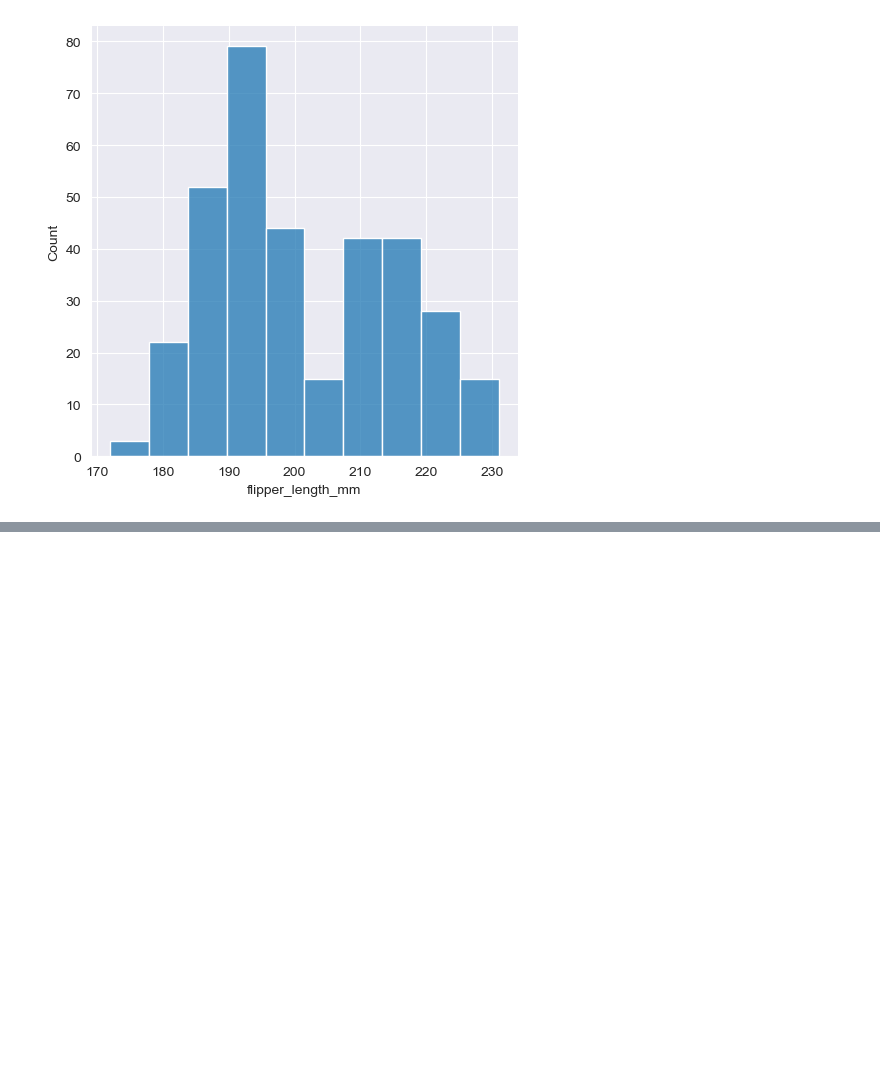
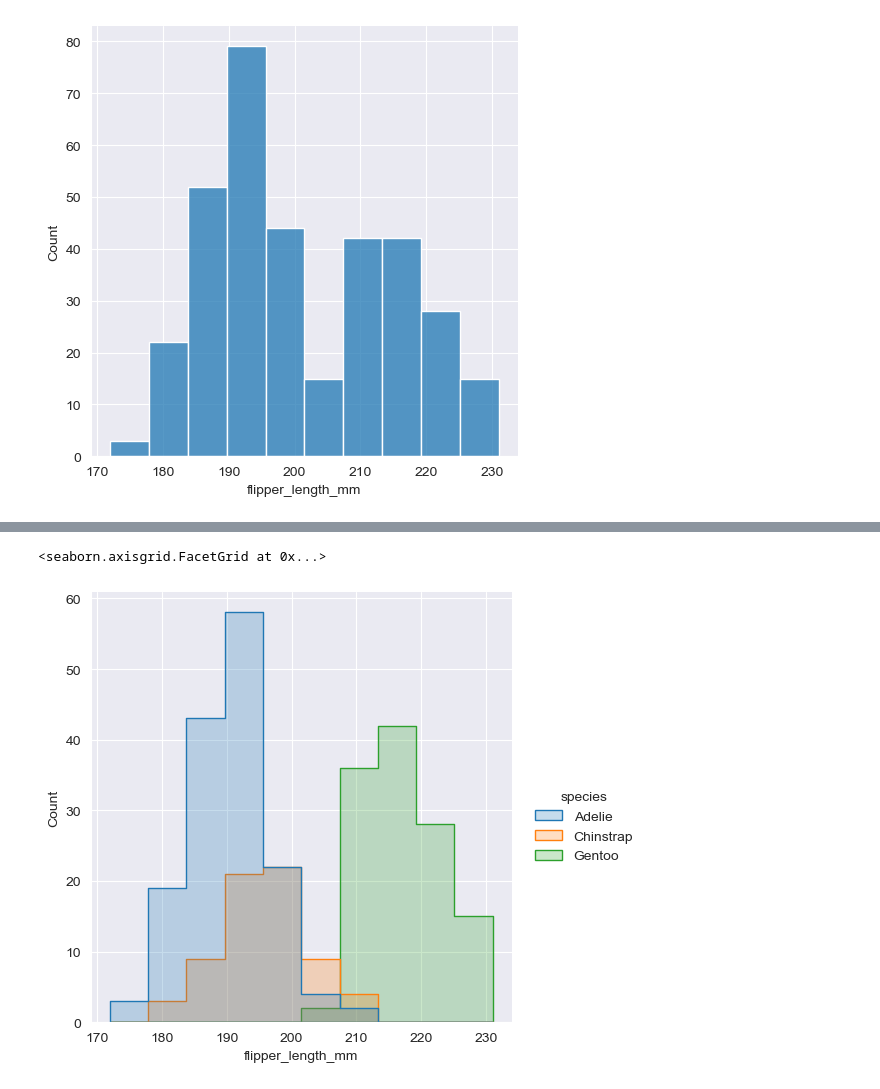
Before and after one commit to ebrahimhossaincse/Seaborn-Fundamentals, a Jupyter notebook: basics/Distributional_Plots.ipynb, the cells around one changed output, grey strips where cells are left out. Cells and saved outputs as stored; diff of their text form; code cells hidden in the pictures; blank space fills up the shorter version.

```diff
--- a/basics/Distributional_Plots.ipynb
+++ b/basics/Distributional_Plots.ipynb
@@ -40,0 +91,11 @@ sns.displot(
+# %%
+sns.displot(
+    data=penguins,
+    x="flipper_length_mm",
+    kind="hist",
+    hue="species",
+    element='step'
+)
+# %% [output]
+<seaborn.axisgrid.FacetGrid at 0x...>
+[figure, added]
```
Also changed, not shown: parts of 33 cells of this notebook, 2 other files.
